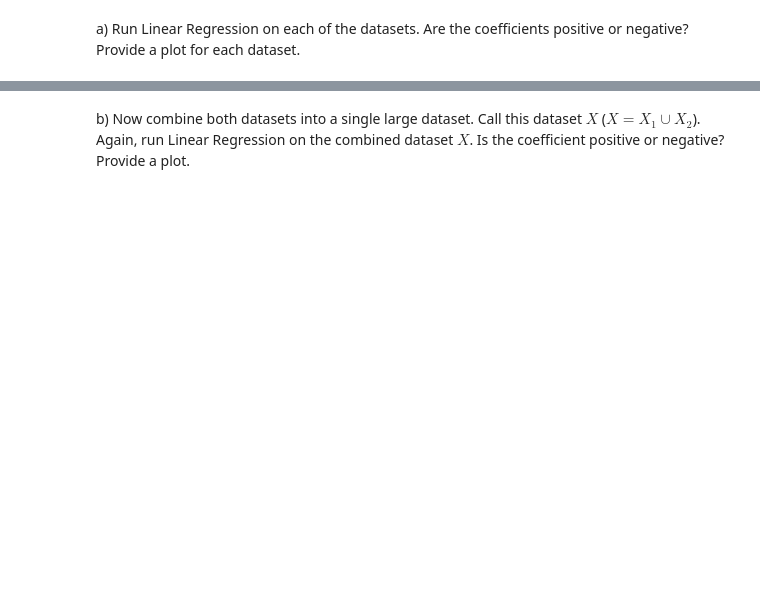
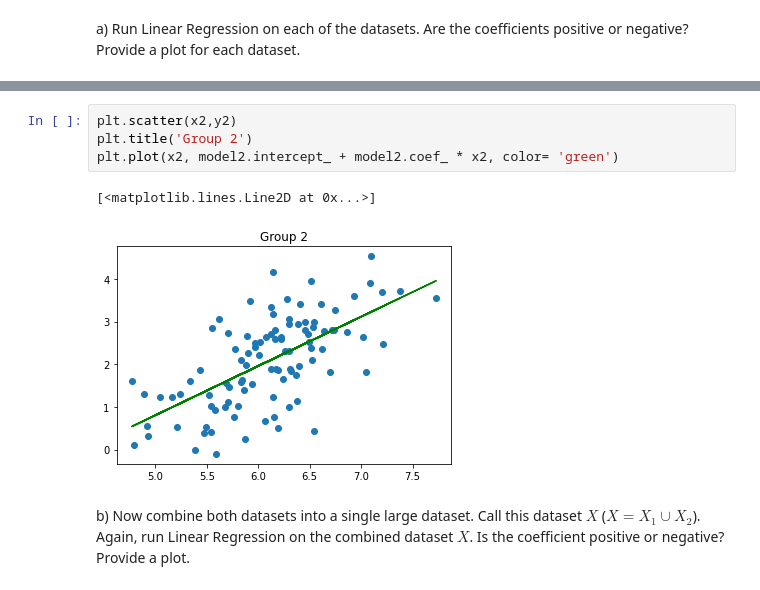
Before and after one commit to luhan68/CS190DD_HW, a Jupyter notebook: HW4 Files-20201208/HW4_Lu.ipynb, the cells around one changed output, grey strips where cells are left out. Drawn from its saved outputs; the diff is of its cells as text; blank space fills up the shorter version.

```diff
--- a/HW4 Files-20201208/HW4_Lu.ipynb
+++ b/HW4 Files-20201208/HW4_Lu.ipynb
@@ -150,2 +192,9 @@ from sklearn.linear_model import LinearRegression
+# %%
+plt.scatter(x2,y2)
+plt.title('Group 2')
+plt.plot(x2, model2.intercept_ + model2.coef_ * x2, color= 'green')
+# %% [output]
+[<matplotlib.lines.Line2D at 0x...>]
+[figure, added]
 # %% [markdown]
 b) Now combine both datasets into a single large dataset. Call this dataset $X$ ($X=X_1 \cup X_2$). Again, run Linear Regression on the combined dataset $X$. Is the coefficient positive or negative? Provide a plot.
```
Also changed, not shown: parts of 14 cells of this notebook.
